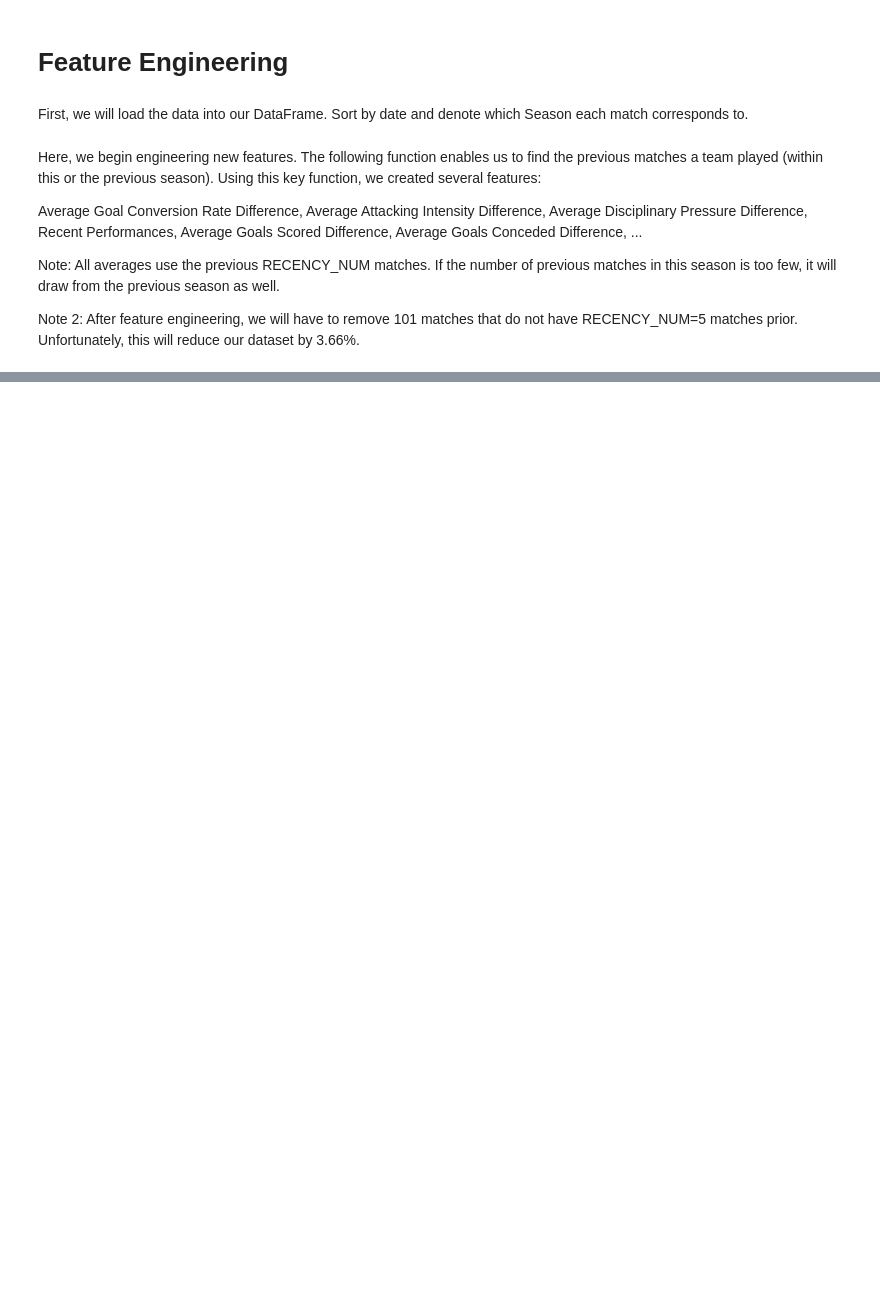
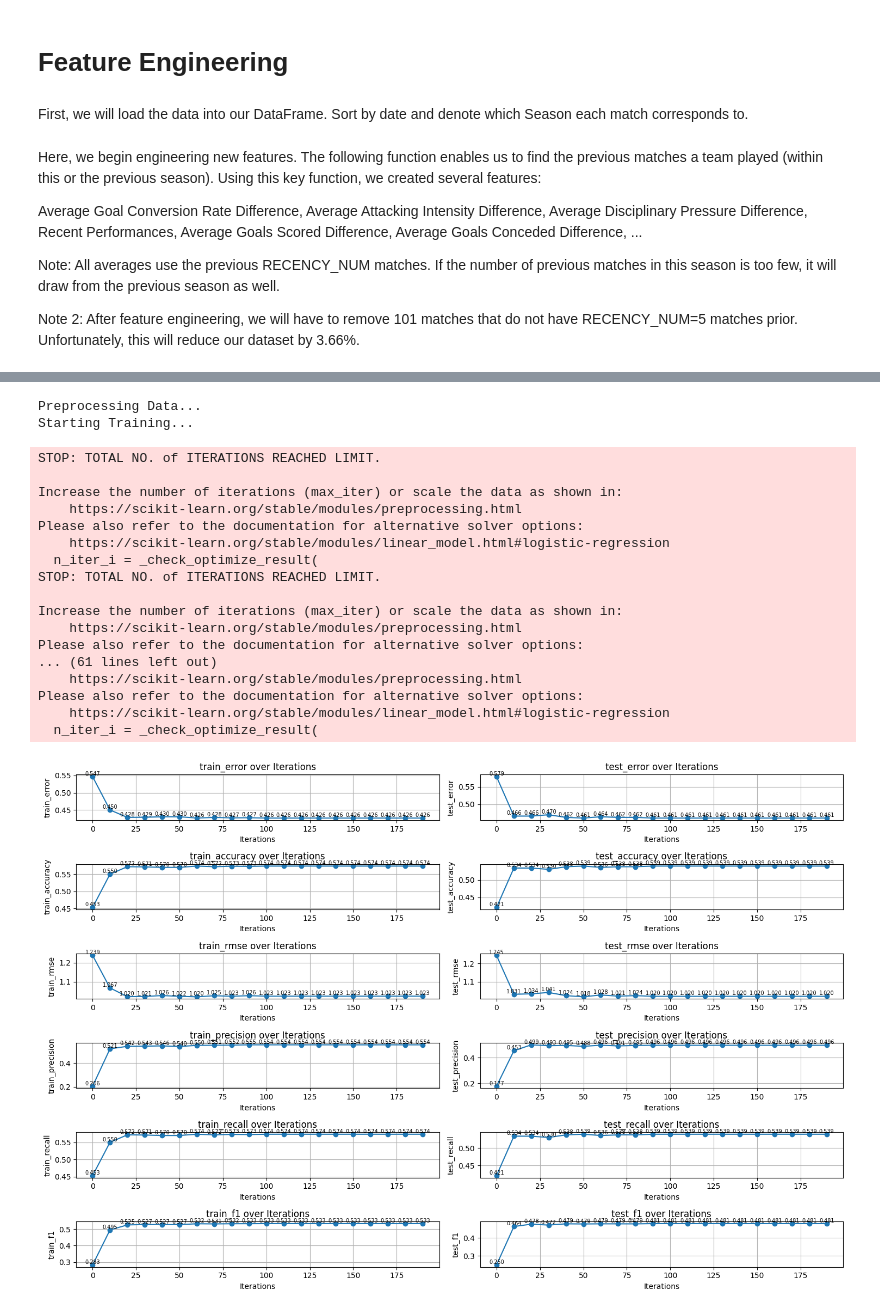
Before and after one commit to urasil/football-prediction, a Jupyter notebook: final_data_selection.ipynb, the cells around one changed output, grey strips where cells are left out. Saved outputs shown, nothing was run; the diff lists cells and outputs as text; code cells hidden in the pictures; blank space fills up the shorter version.

```diff
--- a/final_data_selection.ipynb
+++ b/final_data_selection.ipynb
@@ -350,0 +1176,47 @@ with pd.option_context('display.max_rows', 10, 'display.max_columns', None):
+# %%
+import pandas as pd
+import numpy as np
+
+print('Preprocessing Data...')
+df = encode_teams(df)
+numerical_features = [col for col in df.columns if 'Avg' in col]
+df = standardize_features(df, numerical_features)
+
+train_df, test_df = chronological_split(df)
+
+X_train, y_train = train_df.drop('Match Outcome', axis=1), train_df['Match Outcome']
+X_test, y_test = test_df.drop('Match Outcome', axis=1), test_df['Match Outcome']
+
+# Model Training
+print('Starting Training...')
+
+trainer = RecencyModelTraining()
+
+iterations = np.arange(0, 200, 10)
+neighbors_range = [1, 3, 5, 7, 9, 11, 13, 15, 17, 19, 21, 23, 25, 27, 29, 31, 33, 35, 37, 39, 41, 43, 45, 47, 49, 51]
+
+metrics_logistic = trainer.train_with_iterations(X_train, y_train, X_test, y_test, iterations)
+metrics_knn = trainer.train_and_evaluate_knn(X_train, y_train, X_test, y_test, neighbors_range)
+trainer.plot_logistic_metrics(metrics_logistic, iterations)
+trainer.plot_knn_metrics(metrics_knn, neighbors_range=neighbors_range)
+# %% [output]
+Preprocessing Data...
+Starting Training...
+STOP: TOTAL NO. of ITERATIONS REACHED LIMIT.
+
+Increase the number of iterations (max_iter) or scale the data as shown in:
+    https://scikit-learn.org/stable/modules/preprocessing.html
+Please also refer to the documentation for alternative solver options:
+    https://scikit-learn.org/stable/modules/linear_model.html#logistic-regression
+  n_iter_i = _check_optimize_result(
+STOP: TOTAL NO. of ITERATIONS REACHED LIMIT.
+
+Increase the number of iterations (max_iter) or scale the data as shown in:
+    https://scikit-learn.org/stable/modules/preprocessing.html
+Please also refer to the documentation for alternative solver options:
+... (61 lines left out)
+    https://scikit-learn.org/stable/modules/preprocessing.html
+Please also refer to the documentation for alternative solver options:
+    https://scikit-learn.org/stable/modules/linear_model.html#logistic-regression
+  n_iter_i = _check_optimize_result(
+[figure, added]
```
Also changed, not shown: parts of 25 cells of this notebook, 6 other files.
